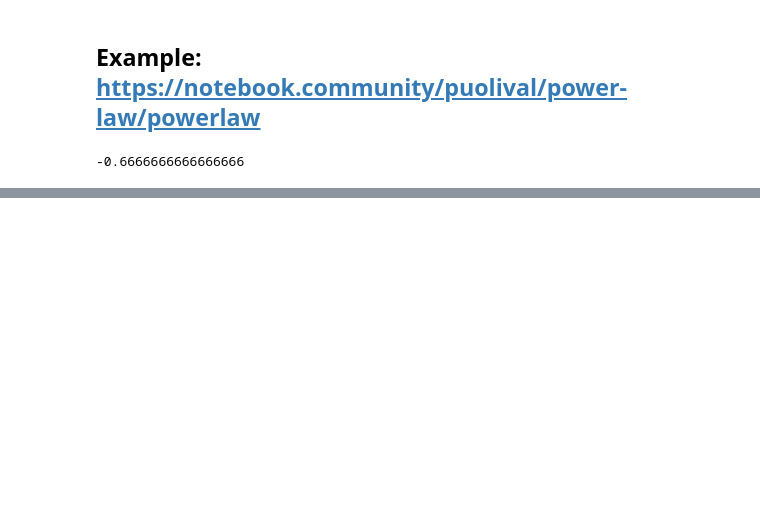
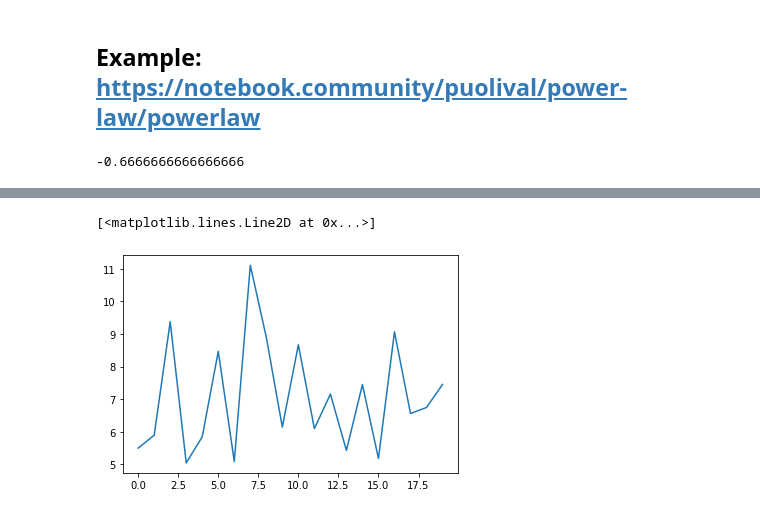
Before and after one commit to RRisto/learning, a Jupyter notebook: statistics/distributions/power_law.ipynb, the cells around one changed output, grey strips where cells are left out. Cells and saved outputs as stored; diff of their text form; code cells hidden in the pictures; blank space fills up the shorter version.

```diff
--- a/statistics/distributions/power_law.ipynb
+++ b/statistics/distributions/power_law.ipynb
@@ -278,0 +238,5 @@ np.e**2.92930385e-04
+# %%
+plt.plot(exp_data[:20])
+# %% [output]
+[<matplotlib.lines.Line2D at 0x...>]
+[figure, added]
```
Also changed, not shown: parts of 27 cells of this notebook.
